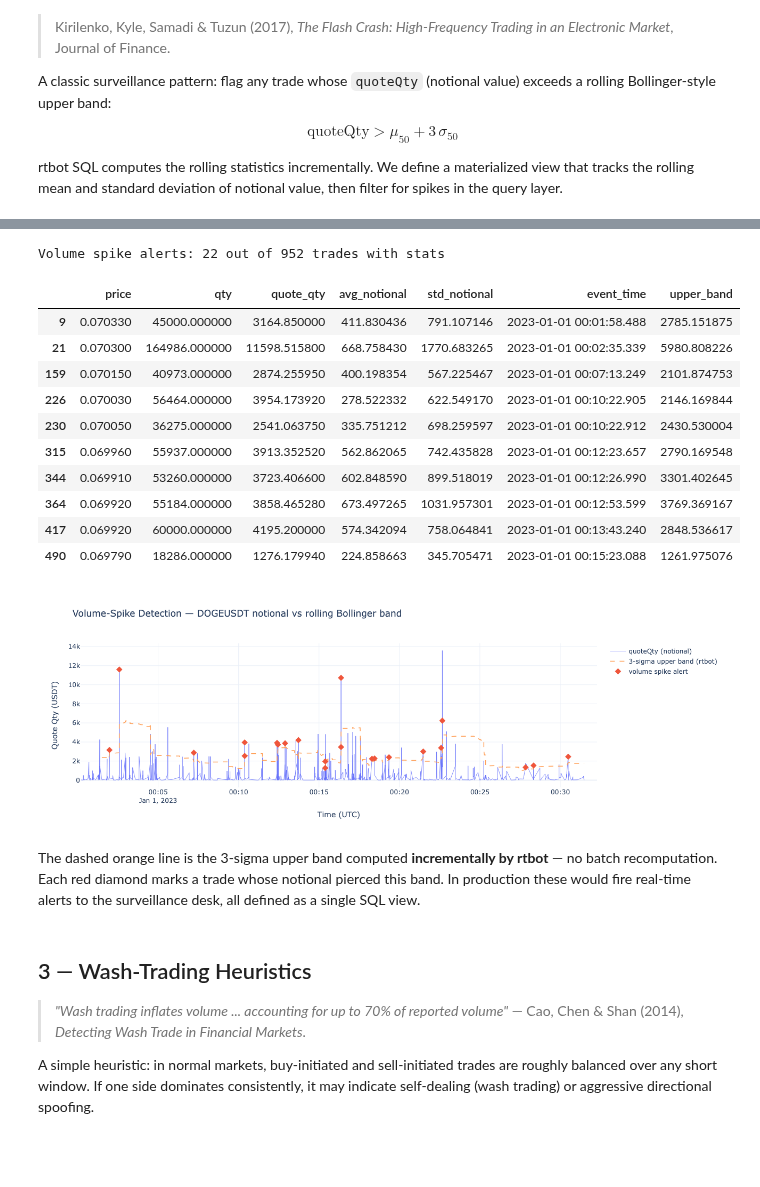
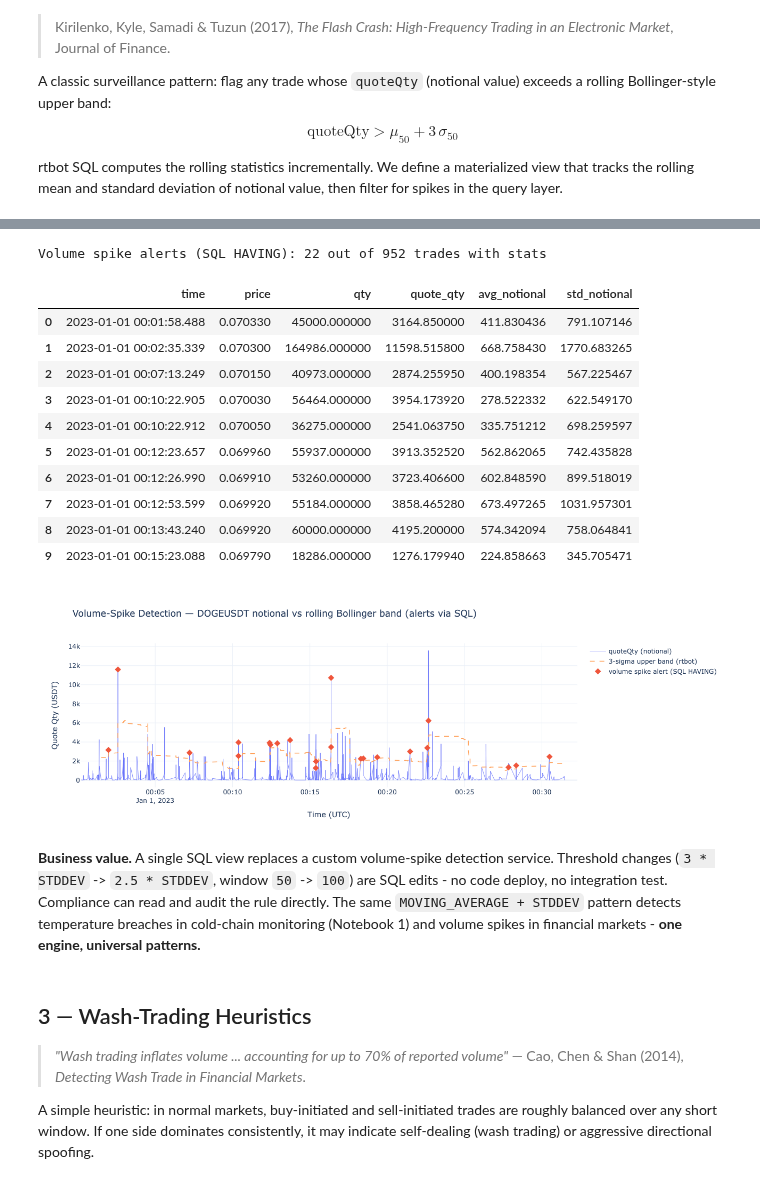
Before and after one commit to rtbot-dev/rtbot-sql, a Jupyter notebook: examples/notebooks/trade_surveillance_universal_sql_patterns.ipynb, the cells around one changed output, grey strips where cells are left out. Saved outputs shown, nothing was run; the diff lists cells and outputs as text; code cells hidden in the pictures; blank space fills up the shorter version.

Commit message:
feat(examples): move upper_band to SQL view and use library helpers in trade surveillance notebook

```diff
--- a/examples/notebooks/trade_surveillance_universal_sql_patterns.ipynb
+++ b/examples/notebooks/trade_surveillance_universal_sql_patterns.ipynb
@@ -190,77 +203,57 @@ notional_stats rows (last 10):
 # %%
-# Extract full view output to identify volume spikes.
-store = sql.get_store()
-stat_msgs = store.read('notional_stats')
+# Query the plotting overlay (full rolling stats) and the SQL-detected spikes.
+stat_df = sql.execute('SELECT * FROM notional_stats LIMIT 2000')
 
-# Build a DataFrame of all view outputs with timestamps.
-source_msgs = store.read('doge_trades')
-ts_to_time = {m.timestamp: t for m, t in zip(source_msgs, doge['event_time'].values)}
-
-def map_alert_times(alert_msgs, ts_map):
-    """Map output message timestamps to the closest source event time."""
-    keys = sorted(ts_map.keys())
-    times = []
-    for msg in alert_msgs:
-        best = min(keys, key=lambda t: abs(t - msg.timestamp))
-        times.append(ts_map[best])
-    return times
-
-stat_times = map_alert_times(stat_msgs, ts_to_time)
-stat_df = pd.DataFrame(
-    [m.values for m in stat_msgs],
-    columns=['price', 'qty', 'quote_qty', 'avg_notional', 'std_notional'],
-)
-stat_df['event_time'] = stat_times
-stat_df['upper_band'] = stat_df['avg_notional'] + 3 * stat_df['std_notional']
-
-# Volume spikes: quote_qty exceeds the 3-sigma upper band.
-spikes = stat_df[stat_df['quote_qty'] > stat_df['upper_band']].copy()
-print(f'Volume spike alerts: {len(spikes)} out of {len(stat_df)} trades with stats')
+# Volume spikes detected entirely by rtbot SQL — no pandas filtering.
+spikes = sql.execute('SELECT * FROM volume_spike_alerts LIMIT 2000')
+print(f'Volume spike alerts (SQL HAVING): {len(spikes)} out of {len(stat_df)} trades with stats')
 spikes.head(10)
 # %% [output]
-Volume spike alerts: 22 out of 952 trades with stats
+Volume spike alerts (SQL HAVING): 22 out of 952 trades with stats
-|  | price | qty | quote_qty | avg_notional | std_notional | event_time | upper_band |
-| 9 | 0.070330 | 45000.000000 | 3164.850000 | 411.830436 | 791.107146 | 2023-01-01 00:01:58.488 | 2785.151875 |
-| 21 | 0.070300 | 164986.000000 | 11598.515800 | 668.758430 | 1770.683265 | 2023-01-01 00:02:35.339 | 5980.808226 |
-| 159 | 0.070150 | 40973.000000 | 2874.255950 | 400.198354 | 567.225467 | 2023-01-01 00:07:13.249 | 2101.874753 |
-| 226 | 0.070030 | 56464.000000 | 3954.173920 | 278.522332 | 622.549170 | 2023-01-01 00:10:22.905 | 2146.169844 |
-| 230 | 0.070050 | 36275.000000 | 2541.063750 | 335.751212 | 698.259597 | 2023-01-01 00:10:22.912 | 2430.530004 |
-| 315 | 0.069960 | 55937.000000 | 3913.352520 | 562.862065 | 742.435828 | 2023-01-01 00:12:23.657 | 2790.169548 |
-| 344 | 0.069910 | 53260.000000 | 3723.406600 | 602.848590 | 899.518019 | 2023-01-01 00:12:26.990 | 3301.402645 |
-| 364 | 0.069920 | 55184.000000 | 3858.465280 | 673.497265 | 1031.957301 | 2023-01-01 00:12:53.599 | 3769.369167 |
-| 417 | 0.069920 | 60000.000000 | 4195.200000 | 574.342094 | 758.064841 | 2023-01-01 00:13:43.240 | 2848.536617 |
-| 490 | 0.069790 | 18286.000000 | 1276.179940 | 224.858663 | 345.705471 | 2023-01-01 00:15:23.088 | 1261.975076 |
+|  | time | price | qty | quote_qty | avg_notional | std_notional |
+| 0 | 2023-01-01 00:01:58.488 | 0.070330 | 45000.000000 | 3164.850000 | 411.830436 | 791.107146 |
+| 1 | 2023-01-01 00:02:35.339 | 0.070300 | 164986.000000 | 11598.515800 | 668.758430 | 1770.683265 |
+| 2 | 2023-01-01 00:07:13.249 | 0.070150 | 40973.000000 | 2874.255950 | 400.198354 | 567.225467 |
+| 3 | 2023-01-01 00:10:22.905 | 0.070030 | 56464.000000 | 3954.173920 | 278.522332 | 622.549170 |
+| 4 | 2023-01-01 00:10:22.912 | 0.070050 | 36275.000000 | 2541.063750 | 335.751212 | 698.259597 |
+| 5 | 2023-01-01 00:12:23.657 | 0.069960 | 55937.000000 | 3913.352520 | 562.862065 | 742.435828 |
+| 6 | 2023-01-01 00:12:26.990 | 0.069910 | 53260.000000 | 3723.406600 | 602.848590 | 899.518019 |
+| 7 | 2023-01-01 00:12:53.599 | 0.069920 | 55184.000000 | 3858.465280 | 673.497265 | 1031.957301 |
+| 8 | 2023-01-01 00:13:43.240 | 0.069920 | 60000.000000 | 4195.200000 | 574.342094 | 758.064841 |
+| 9 | 2023-01-01 00:15:23.088 | 0.069790 | 18286.000000 | 1276.179940 | 224.858663 | 345.705471 |
 # %%
 fig = go.Figure()
 fig.add_trace(go.Scatter(
     x=doge['event_time'], y=doge['quoteQty'],
     mode='lines', name='quoteQty (notional)',
     line=dict(width=0.8, color='#636EFA'),
 ))
 fig.add_trace(go.Scatter(
-    x=stat_df['event_time'], y=stat_df['upper_band'],
+    x=stat_df['time'], y=stat_df['upper_band'],
     mode='lines', name='3-sigma upper band (rtbot)',
     line=dict(width=1.5, color='#FFA15A', dash='dash'),
 ))
 if len(spikes) > 0:
     fig.add_trace(go.Scatter(
-        x=spikes['event_time'], y=spikes['quote_qty'],
-        mode='markers', name='volume spike alert',
+        x=spikes['time'], y=spikes['quote_qty'],
+        mode='markers', name='volume spike alert (SQL HAVING)',
         marker=dict(size=9, color='#EF553B', symbol='diamond'),
     ))
 fig.update_layout(
-    title='Volume-Spike Detection — DOGEUSDT notional vs rolling Bollinger band',
+    title='Volume-Spike Detection — DOGEUSDT notional vs rolling Bollinger band (alerts via SQL)',
     xaxis_title='Time (UTC)', yaxis_title='Quote Qty (USDT)',
     template='plotly_white', height=450,
 )
 fig.show()
 # %% [output]
-[figure, old version]
+[figure, new version]
 # %% [markdown]
-The dashed orange line is the 3-sigma upper band computed **incrementally by rtbot** —
-no batch recomputation. Each red diamond marks a trade whose notional pierced
-this band. In production these would fire real-time alerts to the surveillance desk,
-all defined as a single SQL view.
+**Business value.** A single SQL view replaces a custom volume-spike detection
+service. Threshold changes (`3 * STDDEV` -> `2.5 * STDDEV`, window `50` -> `100`)
+are SQL edits - no code deploy, no integration test. Compliance can read and
+audit the rule directly. The same `MOVING_AVERAGE + STDDEV` pattern detects
+temperature breaches in cold-chain monitoring (Notebook 1) and volume spikes
+in financial markets - **one engine, universal patterns.**
 # %% [markdown]
 ## 3 — Wash-Trading Heuristics
 
```
Also changed, not shown: parts of 20 cells of this notebook.
